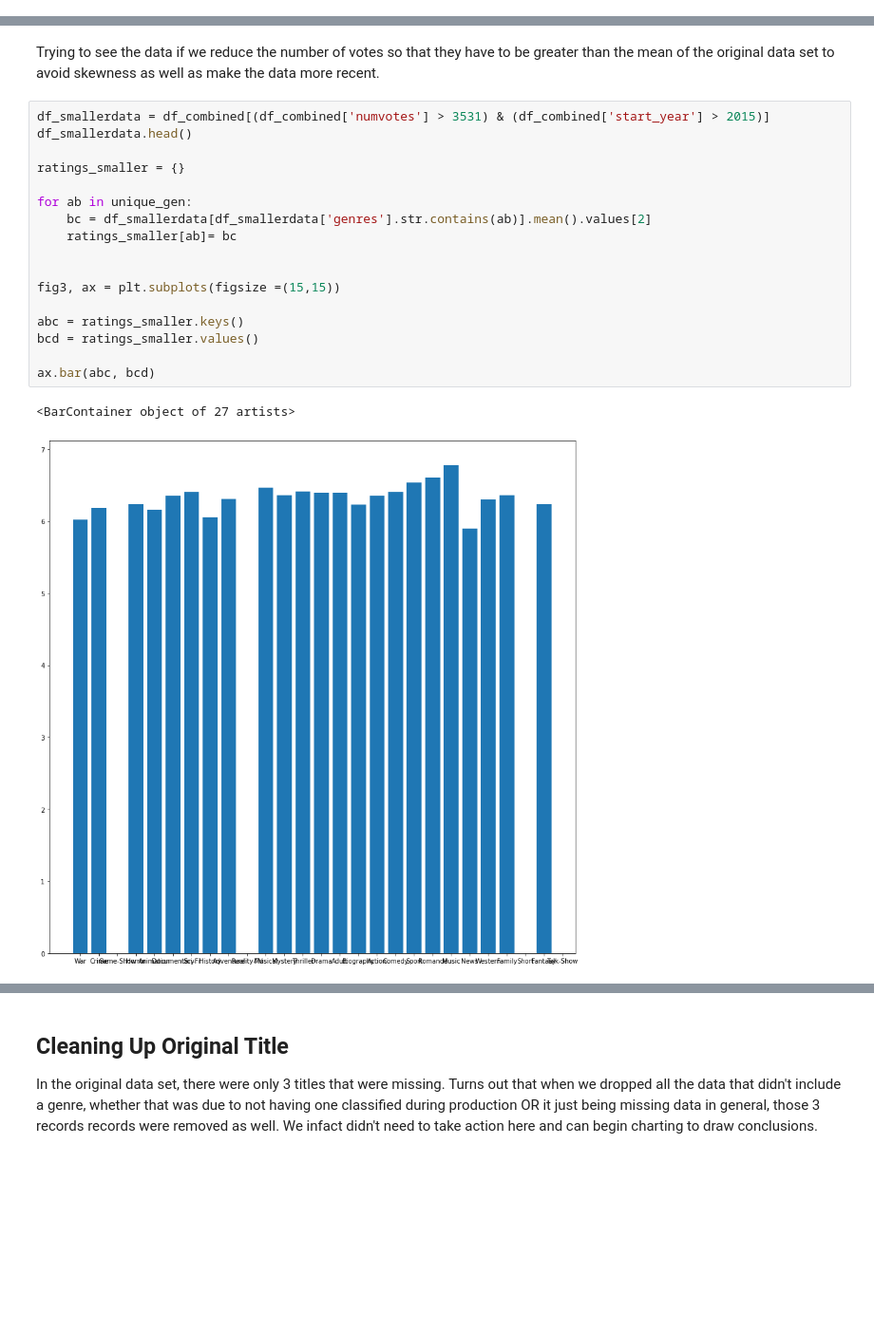
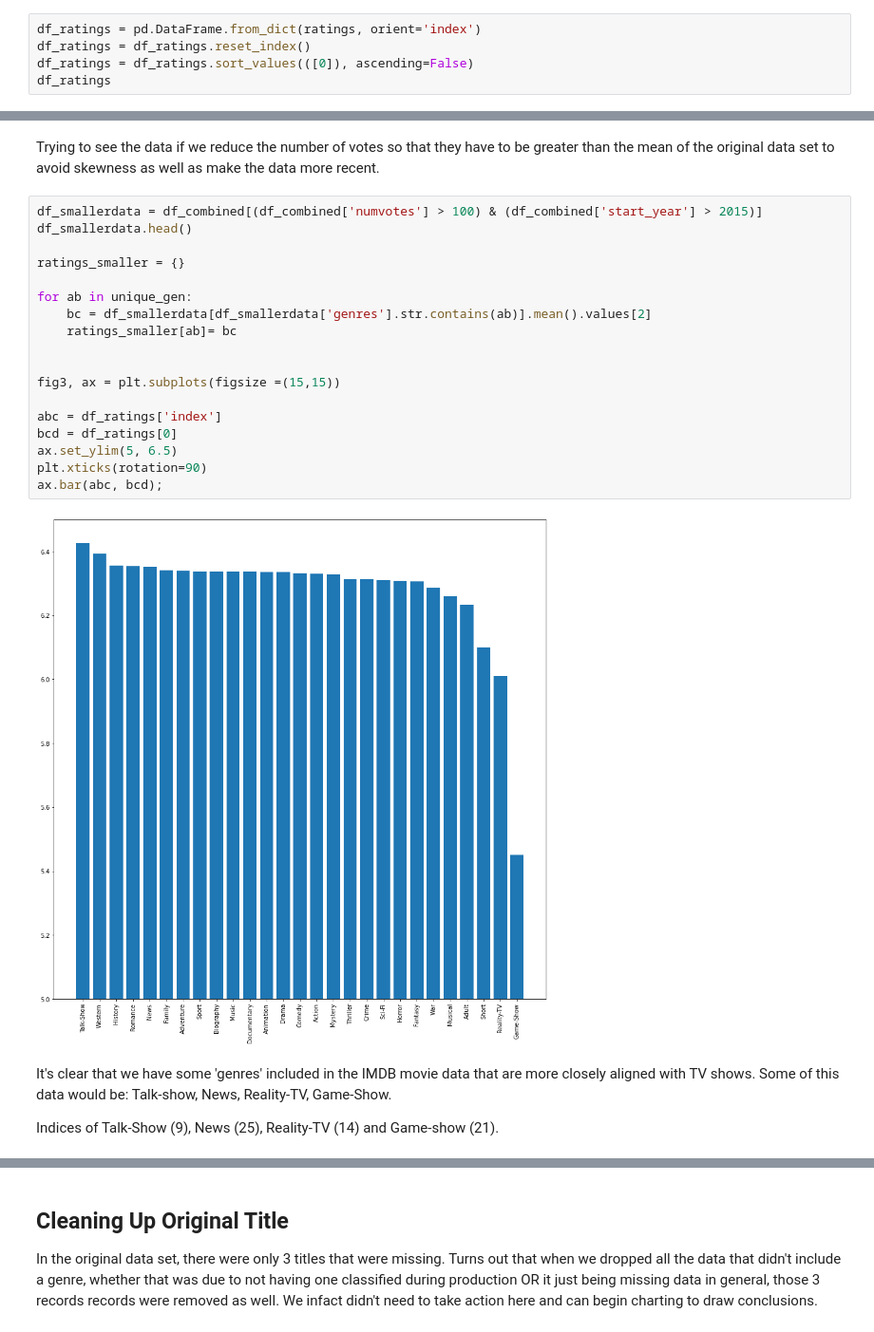
Before and after one commit to meowkaiser/STRONGEST_Project1, a Jupyter notebook: imbd_title_ratings_basics.ipynb, the cells around one changed output, grey strips where cells are left out. Shown: that part at 95% size. Drawn from its saved outputs; the diff is of its cells as text; blank space fills up the shorter version.

```diff
--- a/imbd_title_ratings_basics.ipynb
+++ b/imbd_title_ratings_basics.ipynb
@@ -256,0 +243,5 @@ Time to graph the genres by ratings to see what genres people enjoy the most.
+# %%
+df_ratings = pd.DataFrame.from_dict(ratings, orient='index')
+df_ratings = df_ratings.reset_index()
+df_ratings = df_ratings.sort_values(([0]), ascending=False)
+df_ratings
@@ -267,22 +283,26 @@ ax.bar(n, m)
 # %% [markdown]
 Trying to see the data if we reduce the number of votes so that they have to be greater than the mean of the original data set to avoid skewness as well as make the data more recent.
 # %%
-df_smallerdata = df_combined[(df_combined['numvotes'] > 3531) & (df_combined['start_year'] > 2015)]
+df_smallerdata = df_combined[(df_combined['numvotes'] > 100) & (df_combined['start_year'] > 2015)]
 df_smallerdata.head()
 
 ratings_smaller = {}
 
 for ab in unique_gen:
     bc = df_smallerdata[df_smallerdata['genres'].str.contains(ab)].mean().values[2]
     ratings_smaller[ab]= bc
 
 
 fig3, ax = plt.subplots(figsize =(15,15))
 
-abc = ratings_smaller.keys()
-bcd = ratings_smaller.values()
-
-ax.bar(abc, bcd)
+abc = df_ratings['index']
+bcd = df_ratings[0]
+ax.set_ylim(5, 6.5)
+plt.xticks(rotation=90)
+ax.bar(abc, bcd);
 # %% [output]
-<BarContainer object of 27 artists>
-[figure, old version]
+[figure, new version]
+# %% [markdown]
+It's clear that we have some 'genres' included in the IMDB movie data that are more closely aligned with TV shows. Some of this data would be: Talk-show, News, Reality-TV, Game-Show.
+
+Indices of Talk-Show (9), News (25), Reality-TV (14) and Game-show (21).
```
Also changed, not shown: parts of 17 cells of this notebook, 1 other file.
